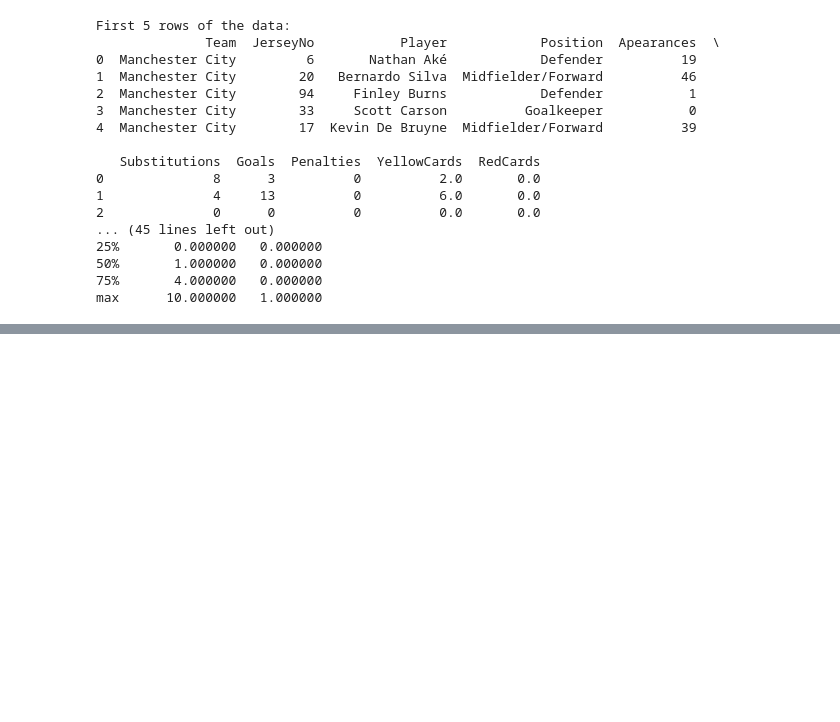
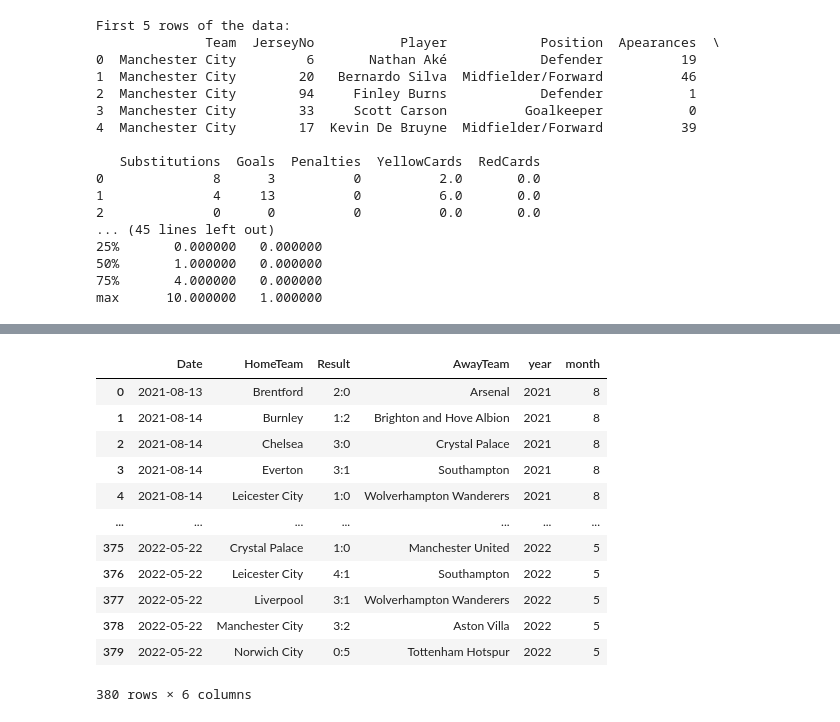
Before and after one commit to Shahbazi-Amir/Football_Player-_prediction, a Jupyter notebook: Football_players_predict.ipynb, the cells around one changed output, grey strips where cells are left out. Saved outputs shown, nothing was run; the diff lists cells and outputs as text; code cells hidden in the pictures; blank space fills up the shorter version.

```diff
--- a/Football_players_predict.ipynb
+++ b/Football_players_predict.ipynb
@@ -132,0 +209,19 @@ max      10.000000   1.000000
+# %%
+import pandas as pd
+
+# فرض کن دیتافریم اصلی بازی‌هاست
+df_matches = pd.read_csv('all_match_results.csv')  # یا هر فایل خودت
+
+# تبدیل ستون Date به datetime و استخراج year و month
+df_matches['Date'] = pd.to_datetime(df_matches['Date'])
+df_matches['year'] = df_matches['Date'].dt.year
+df_matches['month'] = df_matches['Date'].dt.month
+
+# فیلتر بازی‌های منچستر سیتی (خانگی یا مهمان)
+df_mc_matches = df_matches[(df_matches['HomeTeam'] == 'Manchester City') | (df_matches['AwayTeam'] == 'Manchester City')].copy()
+
+# ذخیره به فایل جدید csv
+df_mc_matches.to_csv('manchester_city_matches.csv', index=False)
+
+# نمایش چند ردیف اول
+print(df_mc_matches.head())
@@ -132,0 +455,16 @@ max      10.000000   1.000000
+# %%
+df_matches
+# %% [output]
+|  | Date | HomeTeam | Result | AwayTeam | year | month |
+| 0 | 2021-08-13 | Brentford | 2:0 | Arsenal | 2021 | 8 |
+| 1 | 2021-08-14 | Burnley | 1:2 | Brighton and Hove Albion | 2021 | 8 |
+| 2 | 2021-08-14 | Chelsea | 3:0 | Crystal Palace | 2021 | 8 |
+| 3 | 2021-08-14 | Everton | 3:1 | Southampton | 2021 | 8 |
+| 4 | 2021-08-14 | Leicester City | 1:0 | Wolverhampton Wanderers | 2021 | 8 |
+| ... | ... | ... | ... | ... | ... | ... |
+| 375 | 2022-05-22 | Crystal Palace | 1:0 | Manchester United | 2022 | 5 |
+| 376 | 2022-05-22 | Leicester City | 4:1 | Southampton | 2022 | 5 |
+| 377 | 2022-05-22 | Liverpool | 3:1 | Wolverhampton Wanderers | 2022 | 5 |
+| 378 | 2022-05-22 | Manchester City | 3:2 | Aston Villa | 2022 | 5 |
+| 379 | 2022-05-22 | Norwich City | 0:5 | Tottenham Hotspur | 2022 | 5 |
+380 rows × 6 columns
```
Also changed, not shown: parts of 18 cells of this notebook, 3 other files.
